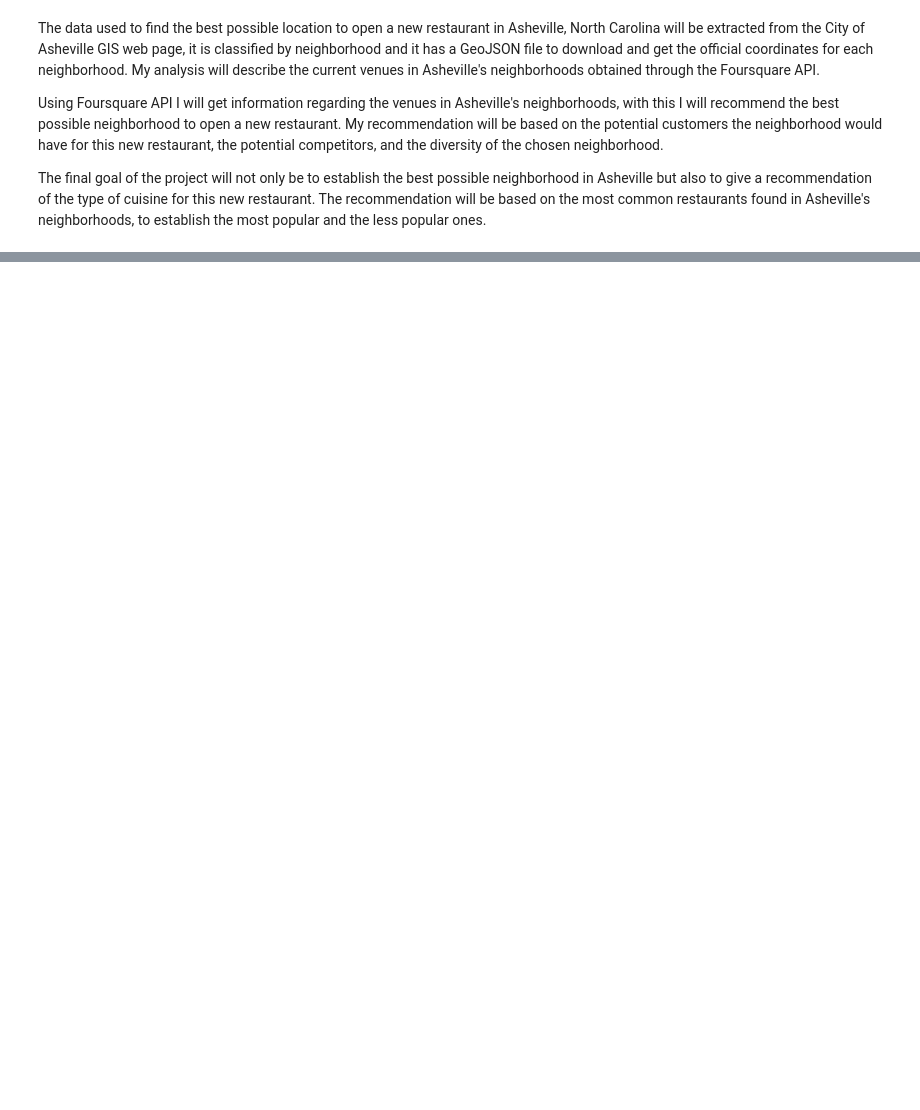
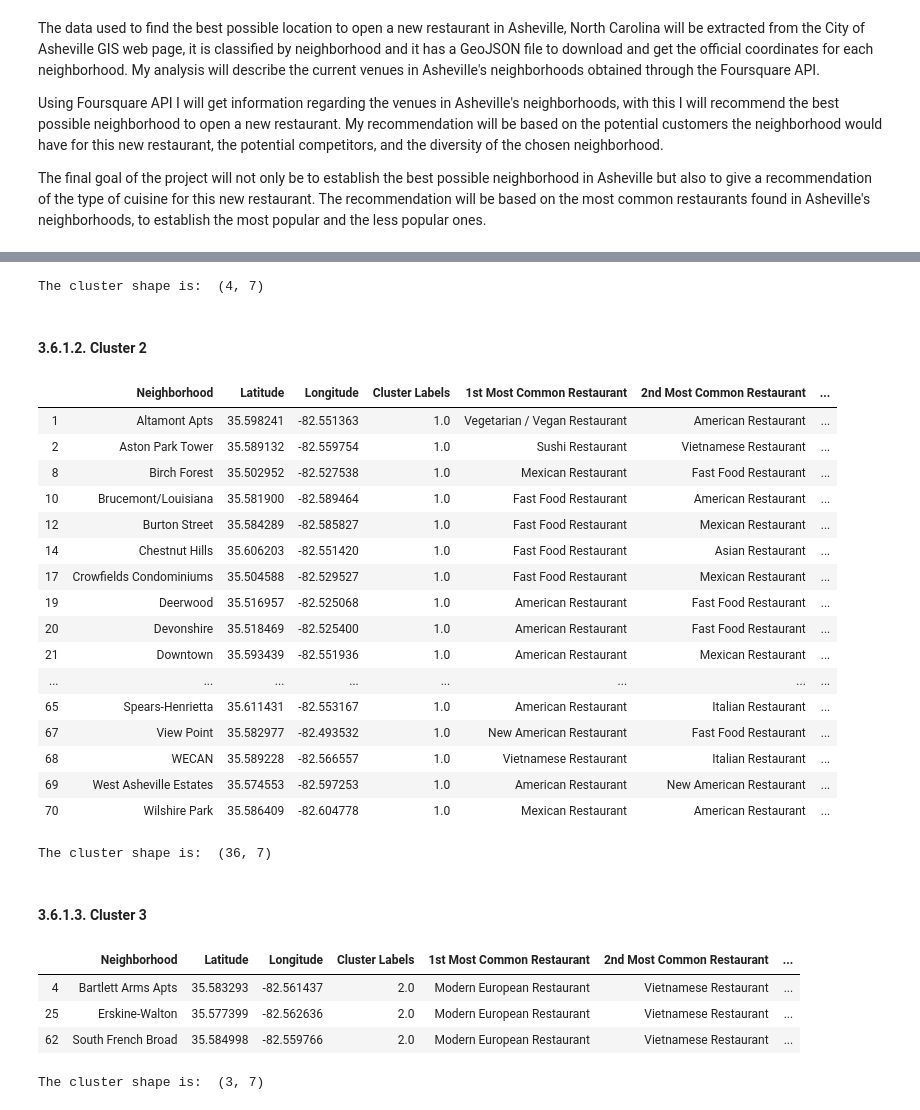
Before and after one commit to bromob/Coursera_Capstone, a Jupyter notebook: Final Project Asheville NC.ipynb, the cells around one changed output, grey strips where cells are left out. Drawn from its saved outputs; the diff is of its cells as text; code cells hidden in the pictures; blank space fills up the shorter version.

```diff
--- a/Final Project Asheville NC.ipynb
+++ b/Final Project Asheville NC.ipynb
@@ -20,0 +449,6 @@ The final goal of the project will not only be to establish the best possible ne
+# %%
+def return_most_common_venues(row, num_top_restaurants):
+    row_categories = row.iloc[1:]
+    row_categories_sorted = row_categories.sort_values(ascending=False)
+
+    return row_categories_sorted.index.values[0:num_top_venues]
@@ -20,0 +542,11 @@ The final goal of the project will not only be to establish the best possible ne
+# %%
+# set number of clusters
+kclusters = 5
+
+asheville_grouped_clustering = asheville_grouped.drop('Neighborhood', 1)
+
+# run k-means clustering
+kmeans = KMeans(n_clusters=kclusters, random_state=0).fit(asheville_grouped_clustering)
+
+# check cluster labels generated for each row in the dataframe
+kmeans.labels_[0:10]
@@ -20,0 +557,10 @@ The final goal of the project will not only be to establish the best possible ne
+# %%
+# add clustering labels
+neighborhoods_venues_sorted.insert(0, 'Cluster Labels', kmeans.labels_)
+
+asheville_merged = neigh_coord
+
+# merge asheville_grouped with asheville_data to add latitude/longitude for each neighborhood
+asheville_merged = asheville_merged.join(neighborhoods_venues_sorted.set_index('Neighborhood'), on='Neighborhood')
+
+asheville_merged.head(5)
@@ -20,0 +582,2 @@ The final goal of the project will not only be to establish the best possible ne
+# %%
+cluster_df=asheville_merged.dropna()
@@ -20,0 +629,45 @@ The final goal of the project will not only be to establish the best possible ne
+# %%
+print('The cluster shape is: ',clus_1.shape)
+# %% [output]
+The cluster shape is:  (4, 7)
+# %% [markdown]
+#### 3.6.1.2. Cluster 2
+# %%
+clus_2=cluster_df.loc[cluster_df['Cluster Labels'] == 1]
+clus_2
+# %% [output]
+|  | Neighborhood | Latitude | Longitude | Cluster Labels | 1st Most Common Restaurant | 2nd Most Common Restaurant | ... |
+| 1 | Altamont Apts | 35.598241 | -82.551363 | 1.0 | Vegetarian / Vegan Restaurant | American Restaurant | ... |
+| 2 | Aston Park Tower | 35.589132 | -82.559754 | 1.0 | Sushi Restaurant | Vietnamese Restaurant | ... |
+| 8 | Birch Forest | 35.502952 | -82.527538 | 1.0 | Mexican Restaurant | Fast Food Restaurant | ... |
+| 10 | Brucemont/Louisiana | 35.581900 | -82.589464 | 1.0 | Fast Food Restaurant | American Restaurant | ... |
+| 12 | Burton Street | 35.584289 | -82.585827 | 1.0 | Fast Food Restaurant | Mexican Restaurant | ... |
+| 14 | Chestnut Hills | 35.606203 | -82.551420 | 1.0 | Fast Food Restaurant | Asian Restaurant | ... |
+| 17 | Crowfields Condominiums | 35.504588 | -82.529527 | 1.0 | Fast Food Restaurant | Mexican Restaurant | ... |
+| 19 | Deerwood | 35.516957 | -82.525068 | 1.0 | American Restaurant | Fast Food Restaurant | ... |
+| 20 | Devonshire | 35.518469 | -82.525400 | 1.0 | American Restaurant | Fast Food Restaurant | ... |
+| 21 | Downtown | 35.593439 | -82.551936 | 1.0 | American Restaurant | Mexican Restaurant | ... |
+| ... | ... | ... | ... | ... | ... | ... | ... |
+| 65 | Spears-Henrietta | 35.611431 | -82.553167 | 1.0 | American Restaurant | Italian Restaurant | ... |
+| 67 | View Point | 35.582977 | -82.493532 | 1.0 | New American Restaurant | Fast Food Restaurant | ... |
+| 68 | WECAN | 35.589228 | -82.566557 | 1.0 | Vietnamese Restaurant | Italian Restaurant | ... |
+| 69 | West Asheville Estates | 35.574553 | -82.597253 | 1.0 | American Restaurant | New American Restaurant | ... |
+| 70 | Wilshire Park | 35.586409 | -82.604778 | 1.0 | Mexican Restaurant | American Restaurant | ... |
+# %%
+print('The cluster shape is: ',clus_2.shape)
+# %% [output]
+The cluster shape is:  (36, 7)
+# %% [markdown]
+#### 3.6.1.3. Cluster 3
+# %%
+clus_3=cluster_df.loc[cluster_df['Cluster Labels'] == 2]
+clus_3
+# %% [output]
+|  | Neighborhood | Latitude | Longitude | Cluster Labels | 1st Most Common Restaurant | 2nd Most Common Restaurant | ... |
+| 4 | Bartlett Arms Apts | 35.583293 | -82.561437 | 2.0 | Modern European Restaurant | Vietnamese Restaurant | ... |
+| 25 | Erskine-Walton | 35.577399 | -82.562636 | 2.0 | Modern European Restaurant | Vietnamese Restaurant | ... |
+| 62 | South French Broad | 35.584998 | -82.559766 | 2.0 | Modern European Restaurant | Vietnamese Restaurant | ... |
+# %%
+print('The cluster shape is: ',clus_3.shape)
+# %% [output]
+The cluster shape is:  (3, 7)
```
Also changed, not shown: parts of 105 cells of this notebook.
